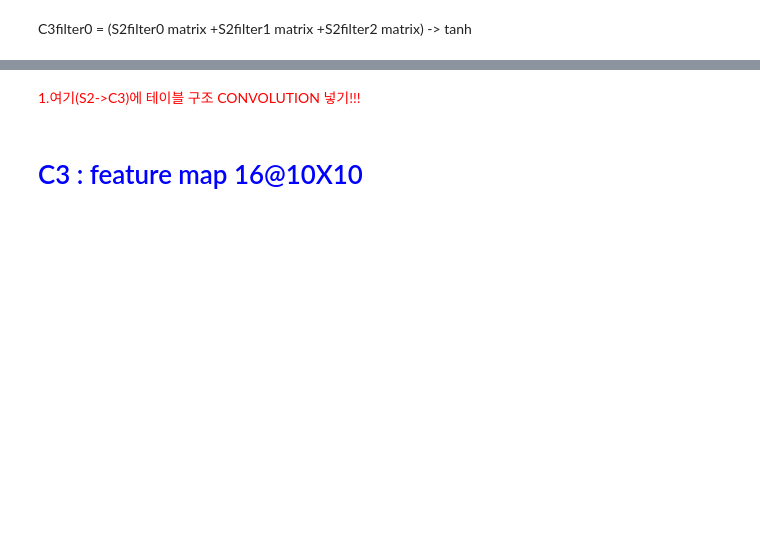
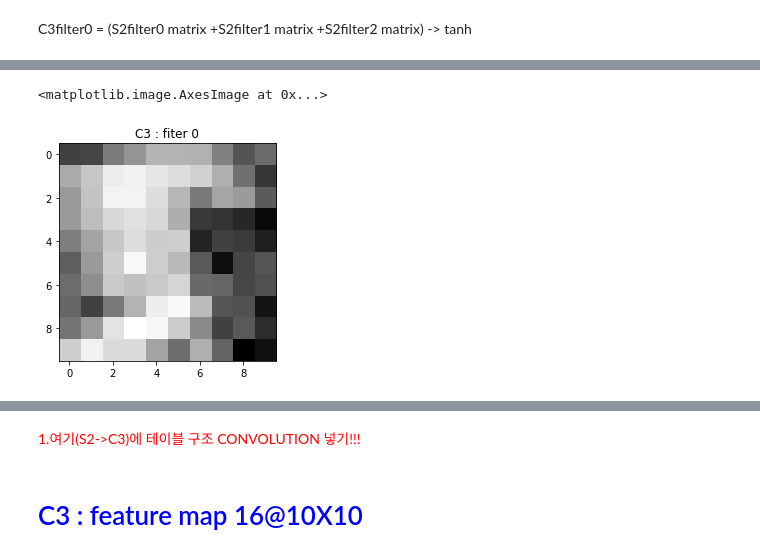
Before and after one commit to engineerjkk/DeepLearning_from_Scratch, a Jupyter notebook: Final_LeNet.ipynb, the cells around one changed output, grey strips where cells are left out. Drawn from its saved outputs; the diff is of its cells as text; code cells hidden in the pictures; blank space fills up the shorter version.

```diff
--- a/Final_LeNet.ipynb
+++ b/Final_LeNet.ipynb
@@ -328,0 +288,21 @@ S2filter0 = cv2.filter2D(output[0, :, :, 0].numpy(), -1, weight[0][:,:,0,0])
+# %%
+def convolution(m,f,s=1):
+  import numpy as np
+  mx,my=np.shape(m)
+  fx,fy=np.shape(f)
+  if (mx-fx)%s==0 and (my-fy)%s==0:
+    print('convolution 연산 가능')
+  else:
+    print('convolution 연산 불가능')
+    print('(mx-fx)%s=',(mx-fx)%s)
+    print('(my-fy)%s=',(my-fy)%s)
+    return
+  o=[]
+  for i in range(0,mx-fx+1,s):
+    for j in range(0,my-fy+1,s):
+      o.append((m[i:i+fx,j:j+fy]*f).sum())
+  ow=int((mx-fx)/s)+1
+  oh=int((my-fy)/s)+1
+  #print('ouptput 크기=(%s,%s)'%(ow,oh))
+  o=np.array(o).reshape(oh,ow)
+  return o
@@ -328,0 +418,6 @@ S2filter0 = cv2.filter2D(output[0, :, :, 0].numpy(), -1, weight[0][:,:,0,0])
+# %%
+plt.title('C3 : fiter 0')
+plt.imshow(C3filter0, 'gray')
+# %% [output]
+<matplotlib.image.AxesImage at 0x...>
+[figure, added]
```
Also changed, not shown: parts of 45 cells of this notebook.
